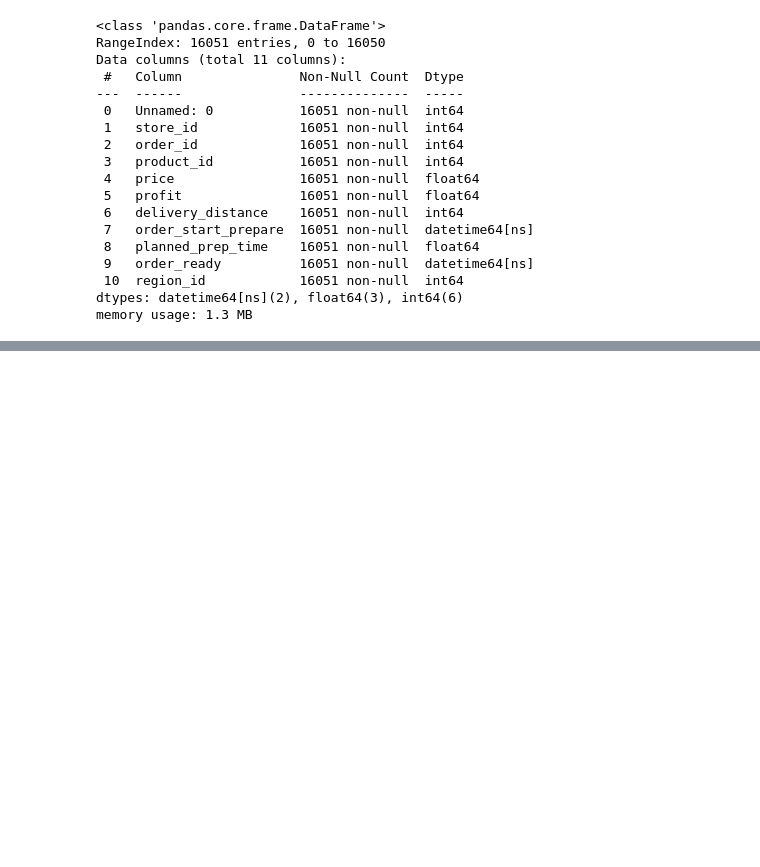
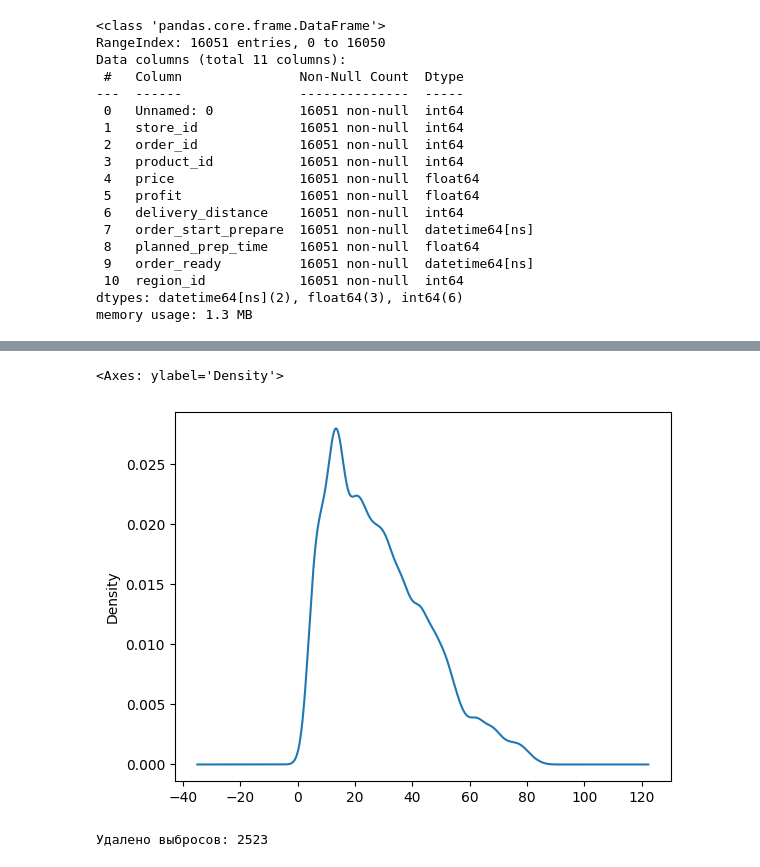
Before and after one commit to nepridumalnik/it-lms-course, a Jupyter notebook: module_2/task.ipynb, the cells around one changed output, grey strips where cells are left out. Saved outputs shown, nothing was run; the diff lists cells and outputs as text; code cells hidden in the pictures; blank space fills up the shorter version.

```diff
--- a/module_2/task.ipynb
+++ b/module_2/task.ipynb
@@ -328,0 +347,17 @@ memory usage: 1.3 MB
+# %%
+q1 = updated_orders["price"].quantile(0.25)
+q3 = updated_orders["price"].quantile(0.75)
+iqr = q3 - q1
+
+filtered_orders = updated_orders[
+    (updated_orders["price"] >= q1 - 1.5 * iqr)
+    & (updated_orders["price"] <= q3 + 1.5 * iqr)
+]
+filtered_orders["price"].plot.density()
+# %% [output]
+<Axes: ylabel='Density'>
+[figure, added]
+# %%
+print(f"Удалено выбросов: {len(updated_orders) - len(filtered_orders)}")
+# %% [output]
+Удалено выбросов: 2523
```
Also changed, not shown: parts of 18 cells of this notebook.
